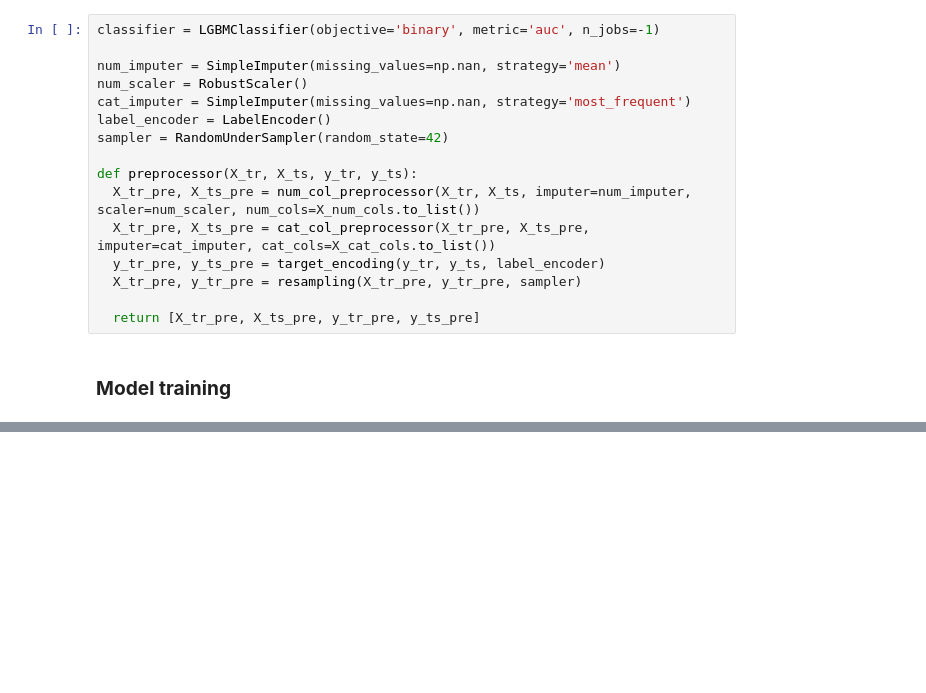
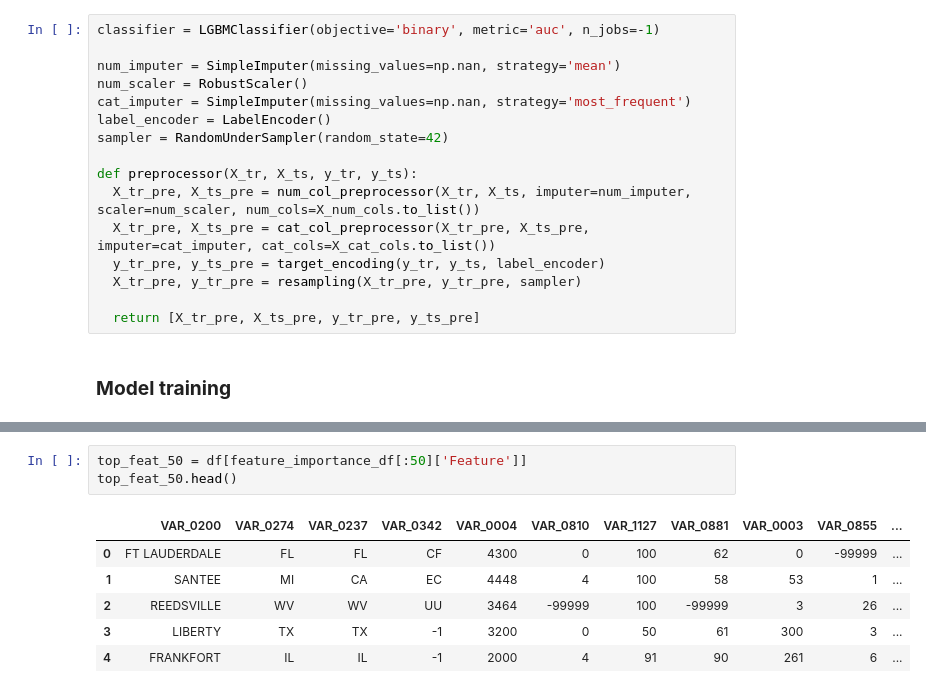
Before and after one commit to rezadzikri19/CLF-Spring-Leaf-Markeing-Response, a Jupyter notebook: marketing_classification.ipynb, the cells around one changed output, grey strips where cells are left out. Drawn from its saved outputs; the diff is of its cells as text; blank space fills up the shorter version.

```diff
--- a/marketing_classification.ipynb
+++ b/marketing_classification.ipynb
@@ -736,0 +780,10 @@ Mean AUC oof score: 0.7670
+# %%
+top_feat_50 = df[feature_importance_df[:50]['Feature']]
+top_feat_50.head()
+# %% [output]
+|  | VAR_0200 | VAR_0274 | VAR_0237 | VAR_0342 | VAR_0004 | VAR_0810 | VAR_1127 | VAR_0881 | VAR_0003 | VAR_0855 | ... |
+| 0 | FT LAUDERDALE | FL | FL | CF | 4300 | 0 | 100 | 62 | 0 | -99999 | ... |
+| 1 | SANTEE | MI | CA | EC | 4448 | 4 | 100 | 58 | 53 | 1 | ... |
+| 2 | REEDSVILLE | WV | WV | UU | 3464 | -99999 | 100 | -99999 | 3 | 26 | ... |
+| 3 | LIBERTY | TX | TX | -1 | 3200 | 0 | 50 | 61 | 300 | 3 | ... |
+| 4 | FRANKFORT | IL | IL | -1 | 2000 | 4 | 91 | 90 | 261 | 6 | ... |
```
Also changed, not shown: parts of 16 cells of this notebook.
